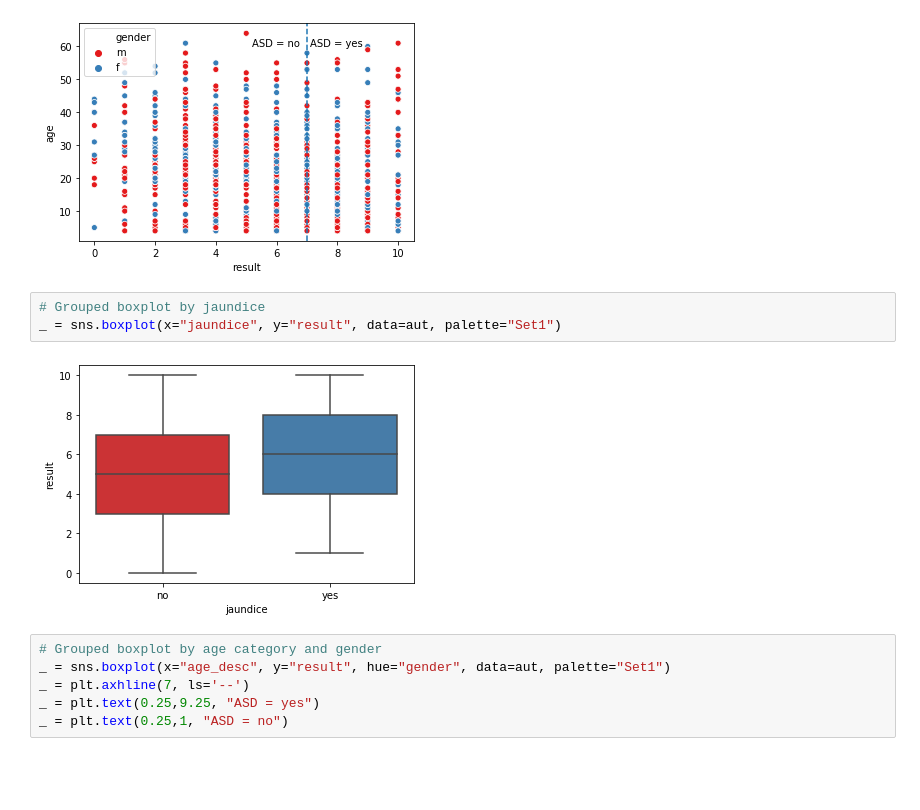
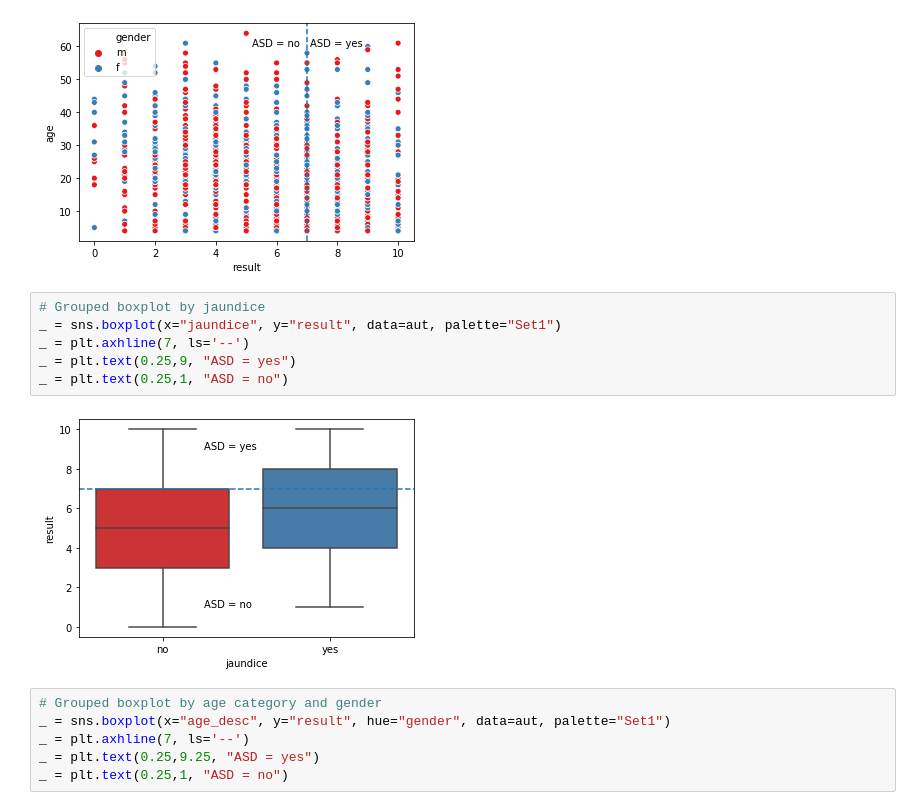
Before and after one commit to triffidia/Autism-Assessment-Project, a Jupyter notebook: Autism Data EDA.ipynb, the cells around one changed output. Saved outputs shown, nothing was run; the diff lists cells and outputs as text; blank space fills up the shorter version.

```diff
--- a/Autism Data EDA.ipynb
+++ b/Autism Data EDA.ipynb
@@ -434,8 +434,11 @@ _ = plt.text(5.2,60, "ASD = no")
 # %%
 # Grouped boxplot by jaundice
 _ = sns.boxplot(x="jaundice", y="result", data=aut, palette="Set1")
+_ = plt.axhline(7, ls='--')
+_ = plt.text(0.25,9, "ASD = yes")
+_ = plt.text(0.25,1, "ASD = no")
 # %% [output]
-[figure, old version]
+[figure, new version]
 # %%
 # Grouped boxplot by age category and gender
 _ = sns.boxplot(x="age_desc", y="result", hue="gender", data=aut, palette="Set1")
```
Also changed, not shown: parts of 16 cells of this notebook.
